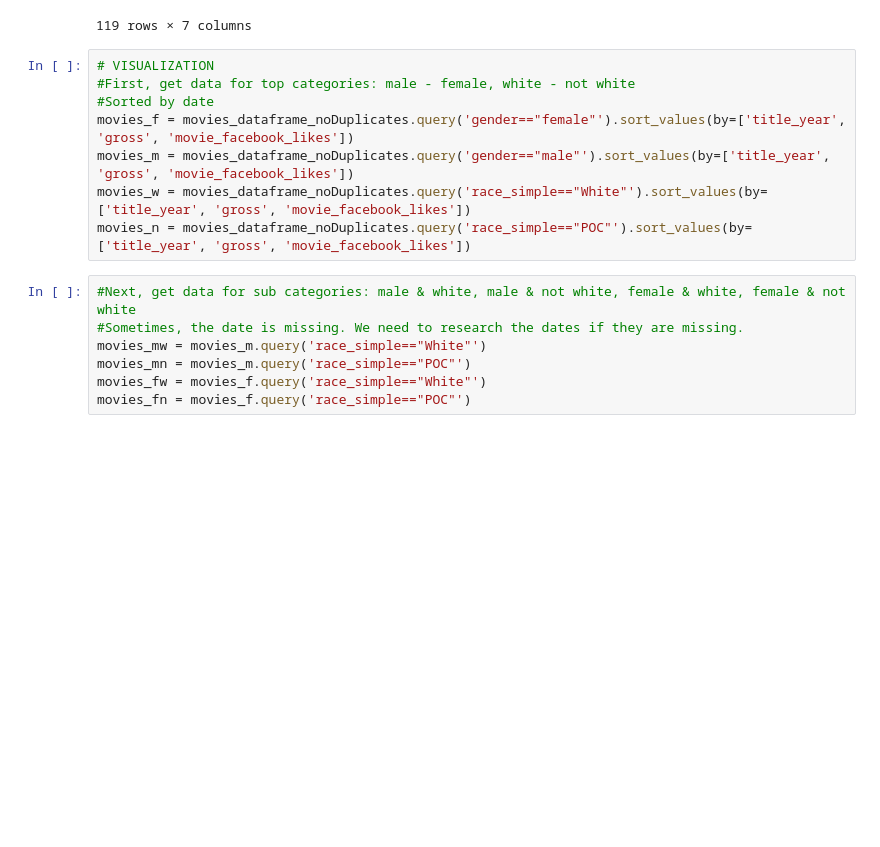
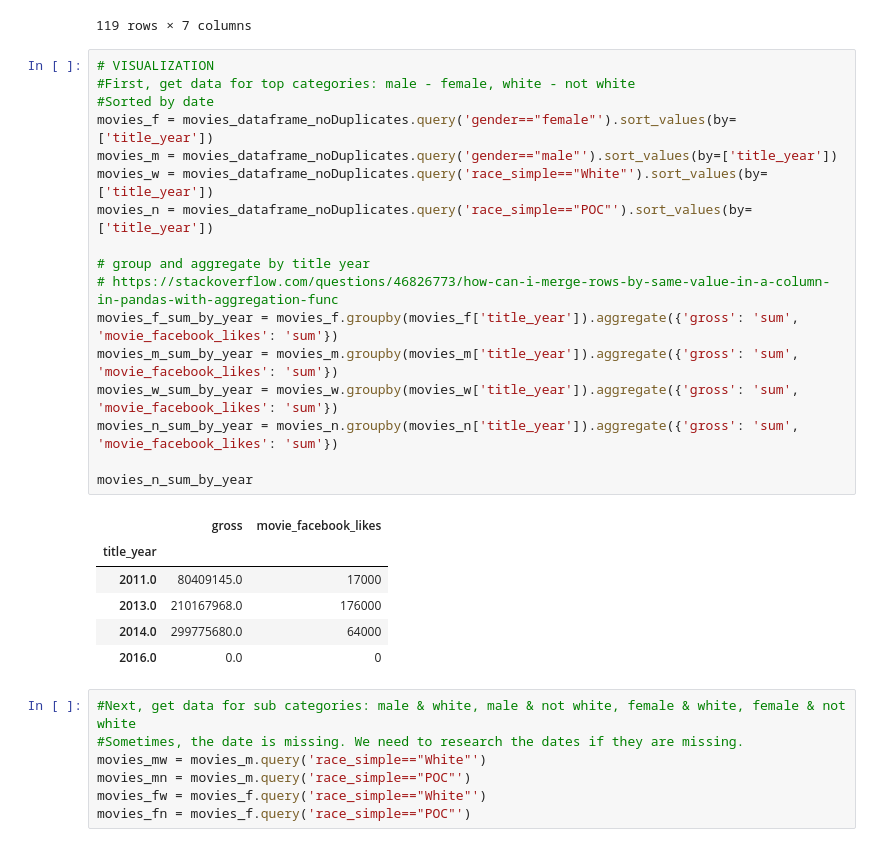
Before and after one commit to Data-Science-HTW/diversity-in-movies, a Jupyter notebook: Diversity in Movies.ipynb, the cells around one changed output. Saved outputs shown, nothing was run; the diff lists cells and outputs as text; blank space fills up the shorter version.

Commit message:
tried group by and aggregate to display by year but now a key error occurs when visualizing

```diff
--- a/Diversity in Movies.ipynb
+++ b/Diversity in Movies.ipynb
@@ -113,11 +113,27 @@ movies_dataframe_noDuplicates
 # %%
 # VISUALIZATION
 #First, get data for top categories: male - female, white - not white
 #Sorted by date
-movies_f = movies_dataframe_noDuplicates.query('gender=="female"').sort_values(by=['title_year', 'gross', 'movie_facebook_likes'])
-movies_m = movies_dataframe_noDuplicates.query('gender=="male"').sort_values(by=['title_year', 'gross', 'movie_facebook_likes'])
-movies_w = movies_dataframe_noDuplicates.query('race_simple=="White"').sort_values(by=['title_year', 'gross', 'movie_facebook_likes'])
-movies_n = movies_dataframe_noDuplicates.query('race_simple=="POC"').sort_values(by=['title_year', 'gross', 'movie_facebook_likes'])
+movies_f = movies_dataframe_noDuplicates.query('gender=="female"').sort_values(by=['title_year'])
+movies_m = movies_dataframe_noDuplicates.query('gender=="male"').sort_values(by=['title_year'])
+movies_w = movies_dataframe_noDuplicates.query('race_simple=="White"').sort_values(by=['title_year'])
+movies_n = movies_dataframe_noDuplicates.query('race_simple=="POC"').sort_values(by=['title_year'])
+
+# group and aggregate by title year
+# https://stackoverflow.com/questions/46826773/how-can-i-merge-rows-by-same-value-in-a-column-in-pandas-with-aggregation-func
+movies_f_sum_by_year = movies_f.groupby(movies_f['title_year']).aggregate({'gross': 'sum', 'movie_facebook_likes': 'sum'})
+movies_m_sum_by_year = movies_m.groupby(movies_m['title_year']).aggregate({'gross': 'sum', 'movie_facebook_likes': 'sum'})
+movies_w_sum_by_year = movies_w.groupby(movies_w['title_year']).aggregate({'gross': 'sum', 'movie_facebook_likes': 'sum'})
+movies_n_sum_by_year = movies_n.groupby(movies_n['title_year']).aggregate({'gross': 'sum', 'movie_facebook_likes': 'sum'})
+
+movies_n_sum_by_year
+# %% [output]
+|  | gross | movie_facebook_likes |
+| title_year |  |  |
+| 2011.0 | 80409145.0 | 17000 |
+| 2013.0 | 210167968.0 | 176000 |
+| 2014.0 | 299775680.0 | 64000 |
+| 2016.0 | 0.0 | 0 |
 # %%
 #Next, get data for sub categories: male & white, male & not white, female & white, female & not white
 #Sometimes, the date is missing. We need to research the dates if they are missing.
```
Also changed, not shown: parts of 1 cell of this notebook.
